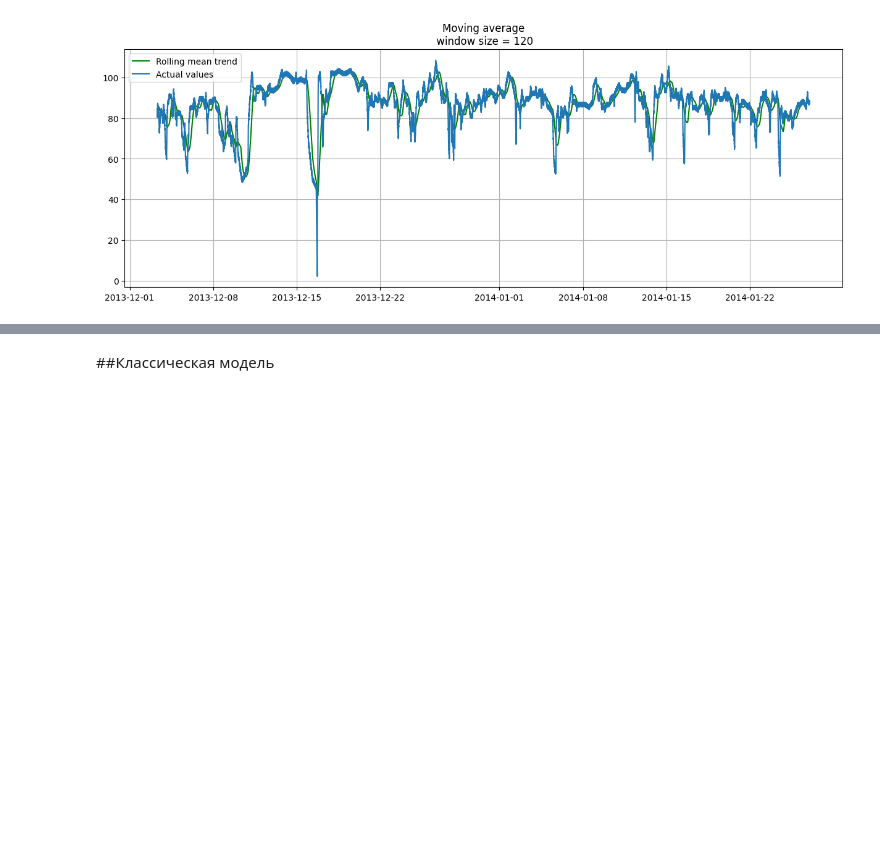
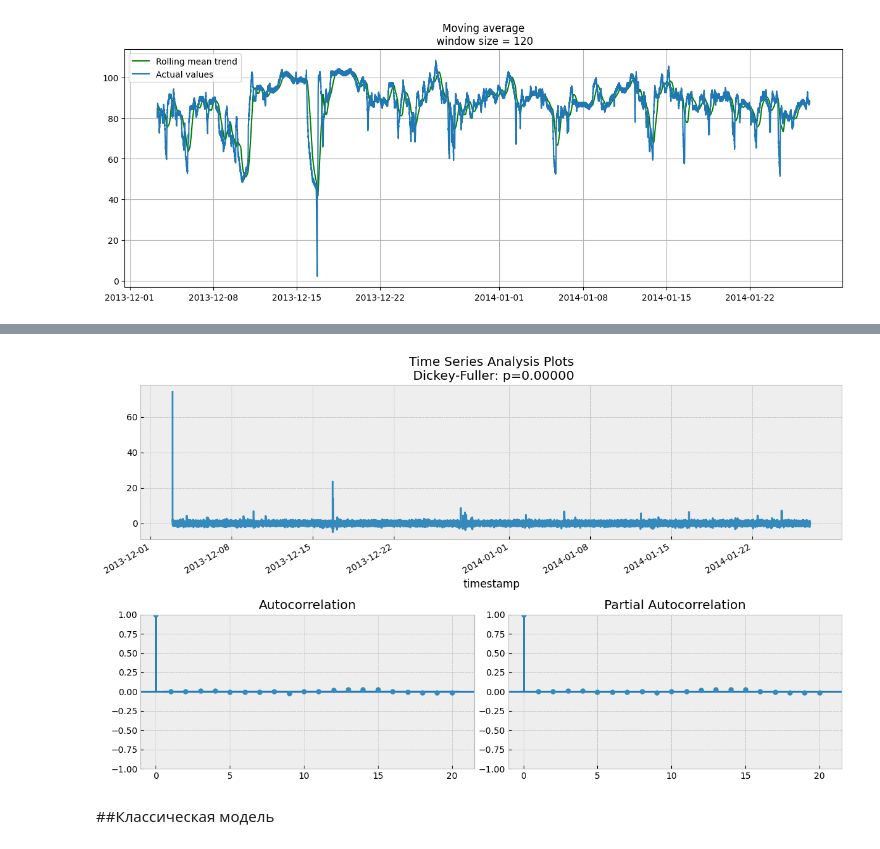
Before and after one commit to LxnkyKillThemAll/DataAnalysis, a Jupyter notebook: АнализДанных№2.ipynb, the cells around one changed output, grey strips where cells are left out. Saved outputs shown, nothing was run; the diff lists cells and outputs as text; code cells hidden in the pictures; blank space fills up the shorter version.

```diff
--- a/АнализДанных№2.ipynb
+++ b/АнализДанных№2.ipynb
@@ -127,0 +229,3 @@ plotMovingAverage(train, 120)
+# %%
+model = auto_arima(df.value)
+print(model.summary())
@@ -128,3 +250,7 @@ plotMovingAverage(train, 120)
+# %%
+tsplot(model.resid(), 20)
+# %% [output]
+[figure, added]
 # %% [markdown]
 ##Классическая модель
 # %% [markdown]
```
Also changed, not shown: parts of 33 cells of this notebook.
